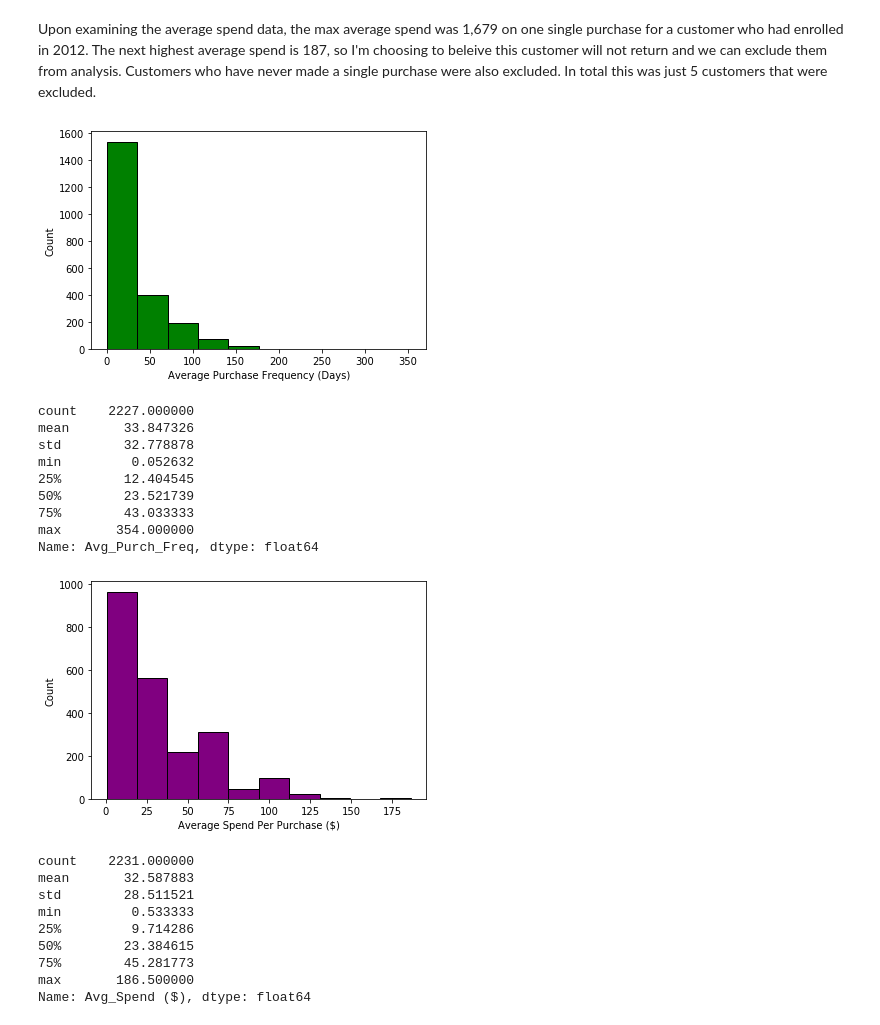
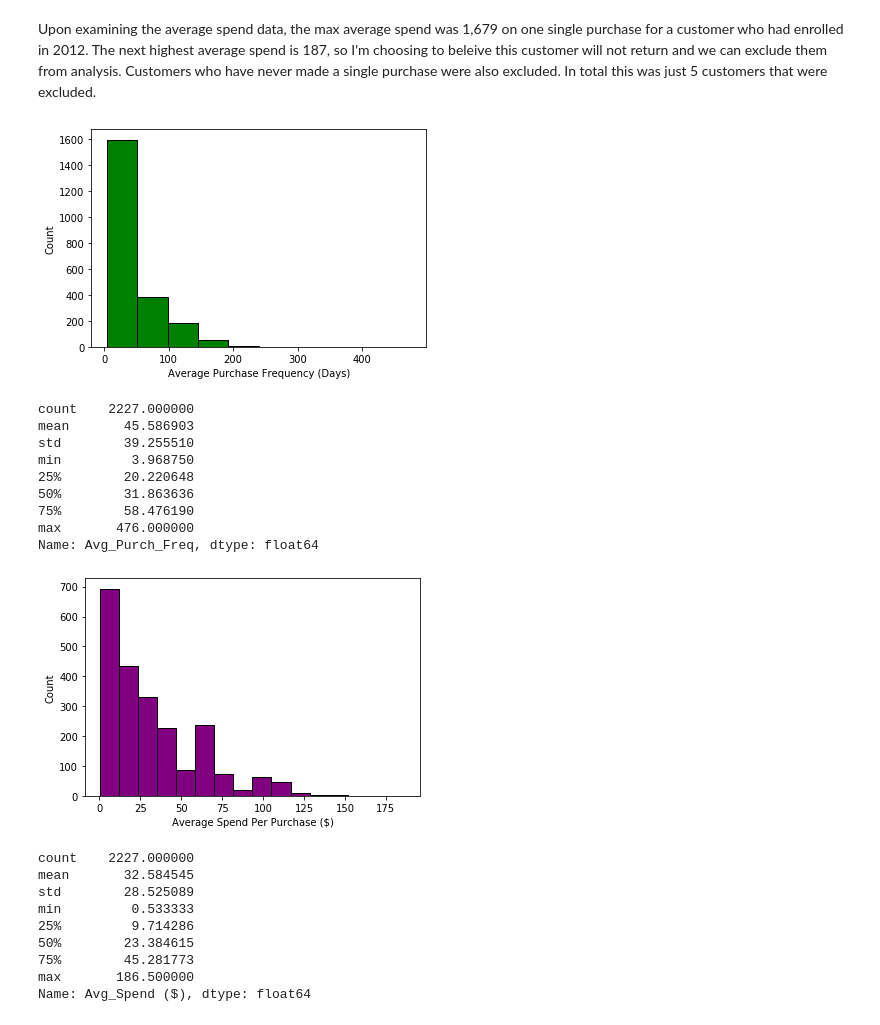
Before and after one commit to RachidRezzik/Market_Camp, a Jupyter notebook: Data_Analysis.ipynb, the cells around one changed output. Cells and saved outputs as stored; diff of their text form; code cells hidden in the pictures.

```diff
--- a/Data_Analysis.ipynb
+++ b/Data_Analysis.ipynb
@@ -86,7 +86,7 @@ for idx, row in marketing.iterrows():
     elif 70 <= row['Age'] < 80:
         marketing.loc[idx, 'Age_Group'] = 'Seventies'
 marketing = marketing.drop(['Year_Birth', 'Age'], axis=1)
-marketing = marketing[['ID', 'Age_Group', 'Education', 'Relationship_Status', 'Income', 'Kids', 'Teens', 'Enroll_Date', 'Recency', 'Wine ($)', 'Fruit ($)', 'Meat ($)', 'Fish ($)', 'Sweets ($)', 'Gold_Products ($)', 'Discount_Purchases', 'Web_Purchases', 'Catalog_Purchases', 'Store_Purchases', 'June_Web_Visits', 'Campaign1', 'Campaign2', 'Campaign3', 'Campaign4', 'Campaign5', 'Campaign6', 'Complaint', 'Contact_Cost', 'Offer_Revenue']]
+marketing = marketing[['ID', 'Age_Group', 'Education', 'Relationship_Status', 'Income', 'Kids', 'Teens', 'Enroll_Date', 'Recency', 'Wine ($)', 'Fruit ($)', 'Meat ($)', 'Fish ($)', 'Sweets ($)', 'Gold_Products ($)', 'Discount_Purchases', 'Web_Purchases', 'Catalog_Purchases', 'Store_Purchases', 'Campaign1', 'Campaign2', 'Campaign3', 'Campaign4', 'Campaign5', 'Campaign6', 'Complaint']]
 print(marketing.groupby('Age_Group')['Age_Group'].count().sort_values(ascending=False))
 # %% [output]
 Youngest Customer: 18
@@ -168,7 +168,7 @@ Name: Income, dtype: float64
 ### Using Enrollment Date to get idea of how long customers have been enrolled with the store ###
 from datetime import datetime
 
-date1 = datetime.strptime('2014-06-30', "%Y-%m-%d").date()
+date1 = datetime.strptime('2014-10-30', "%Y-%m-%d").date()
 marketing['Enroll_Date'] = pd.to_datetime(marketing['Enroll_Date']).dt.date
 
 def numOfDays(date1, date2):
@@ -184,5 +184,5 @@ plt.hist(marketing['Days_Enrolled'], edgecolor='black', color='red')
 plt.xlabel('Days Enrolled')
 plt.ylabel('Count')
 plt.show()
-print(marketing['Days_Enrolled'].describe(), '\n\nCustomer acquisition rate has been relatively steady.')
+print(marketing['Days_Enrolled'].describe(), '\n\nCustomer acquisition rate has been relatively steady. (very slight decline over time, but nothing overly concerning)')
 # %% [output]
@@ -208,32 +208,32 @@ marketing['Avg_Spend ($)'] = (marketing['Total Spent ($)'] / marketing['Number_P
 # %% [markdown]
 Upon examining the average spend data, the max average spend was 1,679 on one single purchase for a customer who had enrolled in 2012. The next highest average spend is 187, so I'm choosing to beleive this customer will not return and we can exclude them from analysis. Customers who have never made a single purchase were also excluded. In total this was just 5 customers that were excluded.
 # %%
-marketing = marketing.loc[~((marketing['Avg_Spend ($)'] == 1679) | (marketing['Avg_Spend ($)'].isnull()))]
+marketing = marketing.loc[~((marketing['Avg_Spend ($)'] == 1679) | (marketing['Avg_Spend ($)'].isnull()) | (marketing['Avg_Purch_Freq'].isnull()))]
 plt.hist(marketing['Avg_Purch_Freq'], bins=10, edgecolor='black', color='green')
 plt.ylabel('Count')
 plt.xlabel('Average Purchase Frequency (Days)')
 plt.show()
 print(marketing['Avg_Purch_Freq'].describe())
-plt.hist(marketing['Avg_Spend ($)'], edgecolor='black', color='purple')
+plt.hist(marketing['Avg_Spend ($)'], bins=16, edgecolor='black', color='purple')
 plt.ylabel('Count')
 plt.xlabel('Average Spend Per Purchase ($)')
 plt.show()
 print(marketing['Avg_Spend ($)'].describe())
 # %% [output]
-[figure, old version]
+[figure, new version]
 count    2227.000000
-mean       33.847326
-std        32.778878
-min         0.052632
-25%        12.404545
-50%        23.521739
-75%        43.033333
-max       354.000000
+mean       45.586903
+std        39.255510
+min         3.968750
+25%        20.220648
+50%        31.863636
+75%        58.476190
+max       476.000000
 Name: Avg_Purch_Freq, dtype: float64
-[figure, old version]
+[figure, new version]
-count    2231.000000
-mean       32.587883
-std        28.511521
+count    2227.000000
+mean       32.584545
+std        28.525089
 min         0.533333
 25%         9.714286
 50%        23.384615
```
Also changed, not shown: parts of 15 cells of this notebook, 1 other file.
